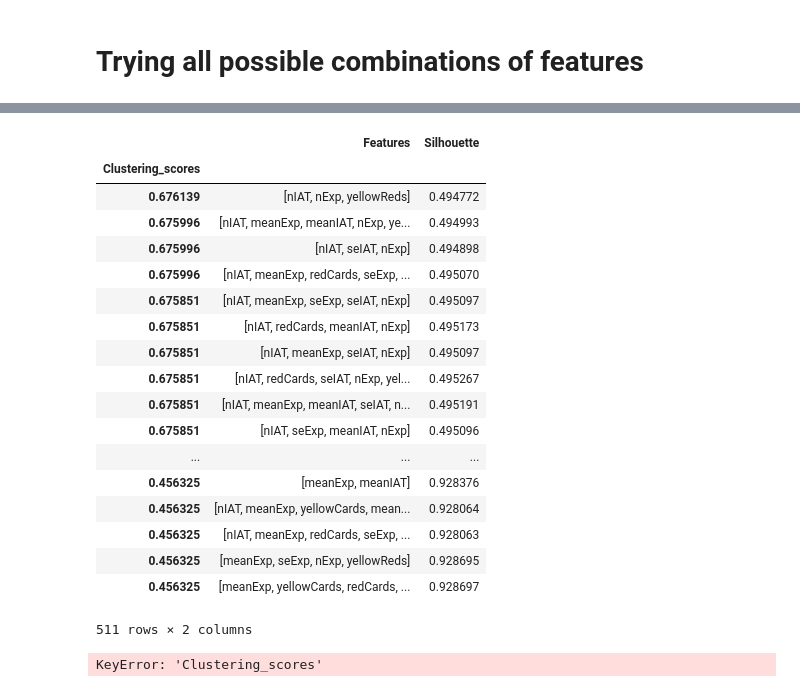
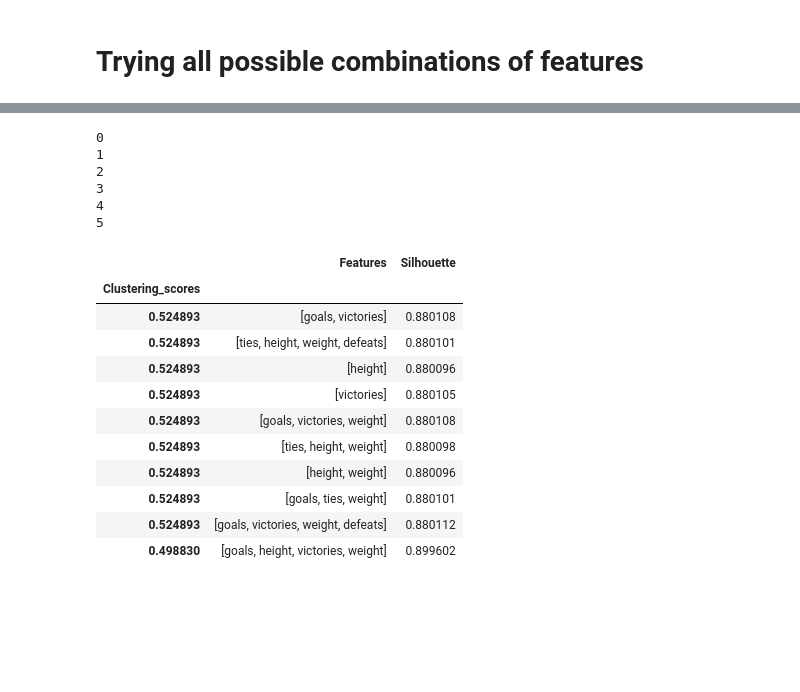
Before and after one commit to ireneu/ada, a Jupyter notebook: HW04/Task2 .ipynb, the cells around one changed output, grey strips where cells are left out. Saved outputs shown, nothing was run; the diff lists cells and outputs as text; code cells hidden in the pictures; blank space fills up the shorter version.

```diff
--- a/HW04/Task2 .ipynb
+++ b/HW04/Task2 .ipynb
@@ -285,26 +252,27 @@ kmean_stats.head(10)
-# %%
-kmean_stats
-# %% [output]
-|  | Features | Silhouette |
-| Clustering_scores |  |  |
-| 0.676139 | [nIAT, nExp, yellowReds] | 0.494772 |
-| 0.675996 | [nIAT, meanExp, meanIAT, nExp, ye... | 0.494993 |
-| 0.675996 | [nIAT, seIAT, nExp] | 0.494898 |
-| 0.675996 | [nIAT, meanExp, redCards, seExp, ... | 0.495070 |
-| 0.675851 | [nIAT, meanExp, seExp, seIAT, nExp] | 0.495097 |
-| 0.675851 | [nIAT, redCards, meanIAT, nExp] | 0.495173 |
-| 0.675851 | [nIAT, meanExp, seIAT, nExp] | 0.495097 |
-| 0.675851 | [nIAT, redCards, seIAT, nExp, yel... | 0.495267 |
-| 0.675851 | [nIAT, meanExp, meanIAT, seIAT, n... | 0.495191 |
-| 0.675851 | [nIAT, seExp, meanIAT, nExp] | 0.495096 |
-| ... | ... | ... |
-| 0.456325 | [meanExp, meanIAT] | 0.928376 |
-| 0.456325 | [nIAT, meanExp, yellowCards, mean... | 0.928064 |
-| 0.456325 | [nIAT, meanExp, redCards, seExp, ... | 0.928063 |
-| 0.456325 | [meanExp, seExp, nExp, yellowReds] | 0.928695 |
-| 0.456325 | [meanExp, yellowCards, redCards, ... | 0.928697 |
-511 rows × 2 columns
-# %%
-np.max(kmean_stats['Clustering_scores'])
-# %% [output]
-KeyError: 'Clustering_scores'
+# %%
+drop_feats = ['goals','ties','height','victories','weight','defeats']
+all_combinations = generate_feature_combinations(drop_feats)
+
+result = compute_all_combinations(all_combinations, sdf_agg)
+# %% [output]
+0
+1
+2
+3
+4
+5
+# %%
+result.head(10)
+# %% [output]
+|  | Features | Silhouette |
+| Clustering_scores |  |  |
+| 0.524893 | [goals, victories] | 0.880108 |
+| 0.524893 | [ties, height, weight, defeats] | 0.880101 |
+| 0.524893 | [height] | 0.880096 |
+| 0.524893 | [victories] | 0.880105 |
+| 0.524893 | [goals, victories, weight] | 0.880108 |
+| 0.524893 | [ties, height, weight] | 0.880098 |
+| 0.524893 | [height, weight] | 0.880096 |
+| 0.524893 | [goals, ties, weight] | 0.880101 |
+| 0.524893 | [goals, victories, weight, defeats] | 0.880112 |
+| 0.498830 | [goals, height, victories, weight] | 0.899602 |
```
Also changed, not shown: parts of 12 cells of this notebook.
